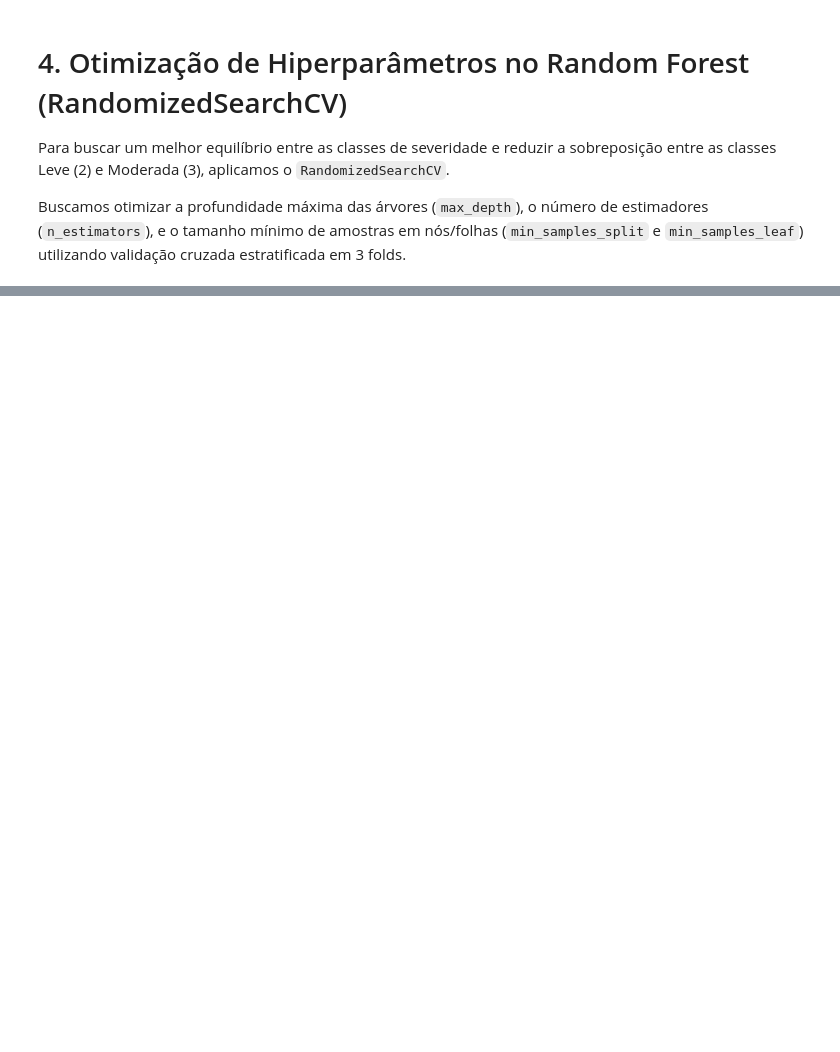
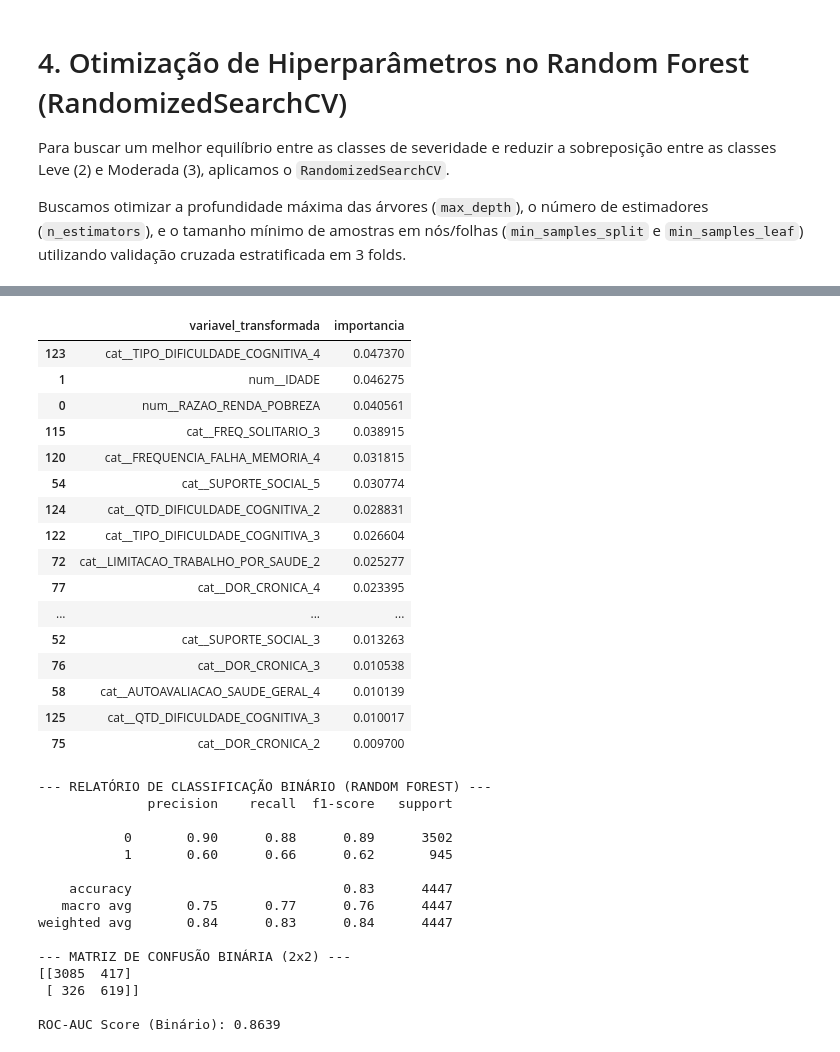
Before and after one commit to JulioSamuelOliveira/saudemental, a Jupyter notebook: 4_random_forest/06_00_preparacao_classificacao_2025.ipynb, the cells around one changed output, grey strips where cells are left out. Saved outputs shown, nothing was run; the diff lists cells and outputs as text; code cells hidden in the pictures; blank space fills up the shorter version.

```diff
--- a/4_random_forest/06_00_preparacao_classificacao_2025.ipynb
+++ b/4_random_forest/06_00_preparacao_classificacao_2025.ipynb
@@ -361,28 +356,27 @@ COLUNAS_SINTOMAS = [
     'INTENSIDADE_DEPRESSAO', 'SEVERIDADE_DEPRESSAO_PHQ','FREQ_ANSIEDADE_2SEM',
       'FREQ_PREOCUPACAO_INCONTROLAVEL_2SEM',
       'FREQ_PREOCUPACAO_DESNECESSARIA_2SEM', 'FREQ_DIFICULDADE_DESCANSAR_2SEM',
-      'FREQ_AGITACAO_INQUIETA', 'FREQ_IRRITABILIDADE_2SEM', 'FREQ_MEDO_2SEM,'
-    ' SEVERIDADE_ANSIEDADE' # Removemos a target original do X
+      'FREQ_AGITACAO_INQUIETA', 'FREQ_IRRITABILIDADE_2SEM', 'FREQ_MEDO_2SEM',
+    'SEVERIDADE_ANSIEDADE', 'HISTORICO_TRANSTORNO_ANSIEDADE',
+    'MED_ANSIEDADE', 'FREQ_ANSIEDADE', 'INTENSIDADE_ANSIEDADE' # Removemos as variáveis relacionadas à saude mental
 ]
 
-# 4. Isolar X, y e Pesos nas Features Completas (sem -1 nas preditoras)
+# 4. Isolar X e y e filtrar registros completos (sem -1 nas preditoras)
 y_bin = df[TARGET_BIN]
-weights = df[PESO_COLUNA]
 X_base = df.drop(columns=[col for col in [TARGET_BIN, PESO_COLUNA] + COLUNAS_SINTOMAS if col in df.columns])
 
 # Filtro de registros completos (22.084 linhas)
 mascara_completos = (X_base != -1).all(axis=1)
 X_bin = X_base[mascara_completos].copy()
 y_bin = y_bin[mascara_completos].copy()
-w_bin = weights[mascara_completos].copy()
 
 # 5. Split Estratificado Binário
-X_tr, X_te, y_tr, y_te, w_tr, w_te = train_test_split(
-    X_bin, y_bin, w_bin, test_size=0.2, random_state=42, stratify=y_bin
+X_tr, X_te, y_tr, y_te = train_test_split(
+    X_bin, y_bin, test_size=0.2, random_state=42, stratify=y_bin
 )
 
 # 6. Pré-processamento
-num_cols = ['RAZAO_RENDA_POBREZA']
+num_cols = ['RAZAO_RENDA_POBREZA', 'IDADE']
 cat_cols = [c for c in X_tr.columns if c not in num_cols]
 
 preprocessor = ColumnTransformer(
@@ -404,17 +398,30 @@ rf_binario = RandomForestClassifier(
     class_weight='balanced',
     random_state=42
 )
-rf_binario.fit(X_tr_proc, y_tr, sample_weight=w_tr)
+rf_binario.fit(X_tr_proc, y_tr)
+
+# Variáveis preditoras originais e importância das variáveis após o One-Hot Encoding
+print(f"Variáveis preditoras originais utilizadas ({len(X_tr.columns)}):")
+print("\n".join(f"- {coluna}" for coluna in X_tr.columns))
+
+importancias = pd.DataFrame(
+    {
+        "variavel_transformada": preprocessor.get_feature_names_out(),
+        "importancia": rf_binario.feature_importances_,
+    }
+).sort_values("importancia", ascending=False)
+print("\nVariáveis transformadas mais importantes para o modelo:")
+display(importancias.head(20))
 
 # 8. Avaliação do Modelo Binário
 y_pred = rf_binario.predict(X_te_proc)
 y_proba = rf_binario.predict_proba(X_te_proc)[:, 1]
 
 print("--- RELATÓRIO DE CLASSIFICAÇÃO BINÁRIO (RANDOM FOREST) ---")
-print(classification_report(y_te, y_pred, sample_weight=w_te, zero_division=0))
+print(classification_report(y_te, y_pred, zero_division=0))
 
 print("--- MATRIZ DE CONFUSÃO BINÁRIA (2x2) ---")
-print(np.round(confusion_matrix(y_te, y_pred, sample_weight=w_te)).astype(int))
+print(np.round(confusion_matrix(y_te, y_pred)).astype(int))
 
-print(f"\nROC-AUC Score (Binário): {roc_auc_score(y_te, y_proba, sample_weight=w_te):.4f}")
+print(f"\nROC-AUC Score (Binário): {roc_auc_score(y_te, y_proba):.4f}")
 # %% [output]
@@ -435,0 +445,32 @@ ROC-AUC Score (Binário): 0.9103
+|  | variavel_transformada | importancia |
+| 123 | cat__TIPO_DIFICULDADE_COGNITIVA_4 | 0.047370 |
+| 1 | num__IDADE | 0.046275 |
+| 0 | num__RAZAO_RENDA_POBREZA | 0.040561 |
+| 115 | cat__FREQ_SOLITARIO_3 | 0.038915 |
+| 120 | cat__FREQUENCIA_FALHA_MEMORIA_4 | 0.031815 |
+| 54 | cat__SUPORTE_SOCIAL_5 | 0.030774 |
+| 124 | cat__QTD_DIFICULDADE_COGNITIVA_2 | 0.028831 |
+| 122 | cat__TIPO_DIFICULDADE_COGNITIVA_3 | 0.026604 |
+| 72 | cat__LIMITACAO_TRABALHO_POR_SAUDE_2 | 0.025277 |
+| 77 | cat__DOR_CRONICA_4 | 0.023395 |
+| ... | ... | ... |
+| 52 | cat__SUPORTE_SOCIAL_3 | 0.013263 |
+| 76 | cat__DOR_CRONICA_3 | 0.010538 |
+| 58 | cat__AUTOAVALIACAO_SAUDE_GERAL_4 | 0.010139 |
+| 125 | cat__QTD_DIFICULDADE_COGNITIVA_3 | 0.010017 |
+| 75 | cat__DOR_CRONICA_2 | 0.009700 |
+--- RELATÓRIO DE CLASSIFICAÇÃO BINÁRIO (RANDOM FOREST) ---
+              precision    recall  f1-score   support
+
+           0       0.90      0.88      0.89      3502
+           1       0.60      0.66      0.62       945
+
+    accuracy                           0.83      4447
+   macro avg       0.75      0.77      0.76      4447
+weighted avg       0.84      0.83      0.84      4447
+
+--- MATRIZ DE CONFUSÃO BINÁRIA (2x2) ---
+[[3085  417]
+ [ 326  619]]
+
+ROC-AUC Score (Binário): 0.8639
```
Also changed, not shown: parts of 12 cells of this notebook, 2 other files.
